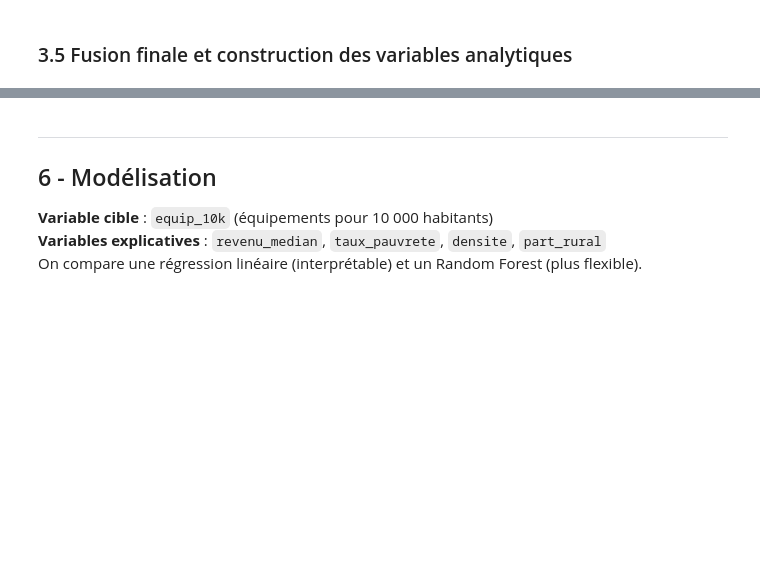
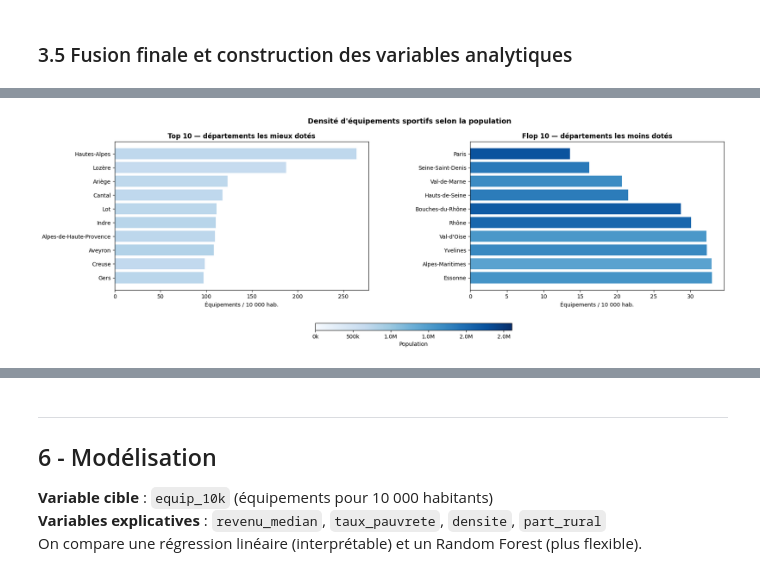
Before and after one commit to Luservant/projet_python, a Jupyter notebook: main.ipynb, the cells around one changed output, grey strips where cells are left out. Saved outputs shown, nothing was run; the diff lists cells and outputs as text; code cells hidden in the pictures; blank space fills up the shorter version.

```diff
--- a/main.ipynb
+++ b/main.ipynb
@@ -367,0 +459,43 @@ Series([], dtype: int64)
+# %%
+top10 = df.nlargest(10, "equip_10k")[["nom_dep", "equip_10k", "revenu_median", "taux_pauvrete", "part_rural", "population"]]
+bot10 = df.nsmallest(10, "equip_10k")[["nom_dep", "equip_10k", "revenu_median", "taux_pauvrete", "part_rural", "population"]]
+
+import matplotlib.ticker as mticker
+
+fig, axes = plt.subplots(1, 2, figsize=(20, 6))
+plt.subplots_adjust(bottom=0.25, wspace=0.4)
+
+cmap = plt.cm.Blues
+norm_display = plt.Normalize(vmin=0, vmax=df["population"].max())
+norm_color   = plt.Normalize(vmin=-df["population"].max() * 0.3, vmax=df["population"].max())
+
+# Top 10
+colors_top = cmap(norm_color(top10["population"]))
+axes[0].barh(top10["nom_dep"], top10["equip_10k"], color=colors_top)
+axes[0].set_title("Top 10 — départements les mieux dotés", fontweight="bold")
+axes[0].set_xlabel("Équipements / 10 000 hab.")
+axes[0].invert_yaxis()
+
+# Flop 10
+colors_bot = cmap(norm_color(bot10["population"]))
+axes[1].barh(bot10["nom_dep"], bot10["equip_10k"], color=colors_bot)
+axes[1].set_title("Flop 10 — départements les moins dotés", fontweight="bold")
+axes[1].set_xlabel("Équipements / 10 000 hab.")
+axes[1].invert_yaxis()
+
+# Colorbar courte centrée sous la figure [left, bottom, width, height]
+cbar_ax = fig.add_axes([0.38, 0.08, 0.25, 0.03])
+sm = plt.cm.ScalarMappable(cmap=cmap, norm=norm_display)
+sm.set_array([])
+cbar = fig.colorbar(sm, cax=cbar_ax, orientation="horizontal", label="Population")
+cbar.formatter = mticker.FuncFormatter(
+    lambda x, _: f"{int(x/1e6):.1f}M" if x >= 1e6 else f"{int(x/1e3)}k"
+)
+cbar.update_ticks()
+
+plt.suptitle("Densité d'équipements sportifs selon la population",
+             fontsize=13, fontweight="bold")
+plt.savefig("top_bottom_population.png", dpi=150, bbox_inches="tight")
+plt.show()
+# %% [output]
+[figure, added]
```
Also changed, not shown: parts of 13 cells of this notebook.
